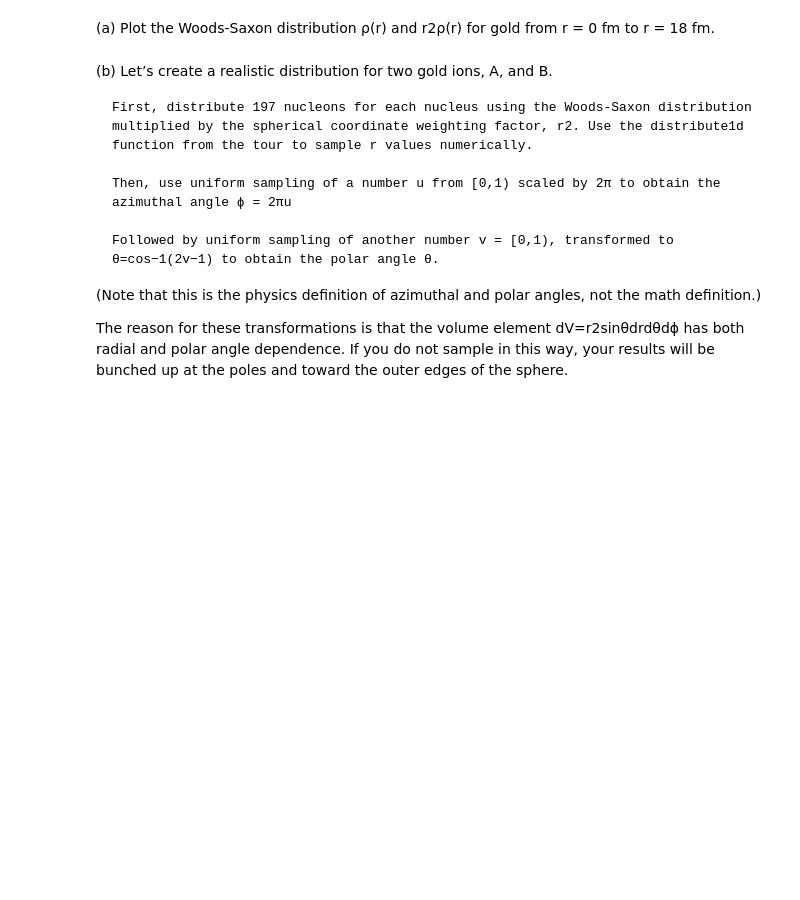
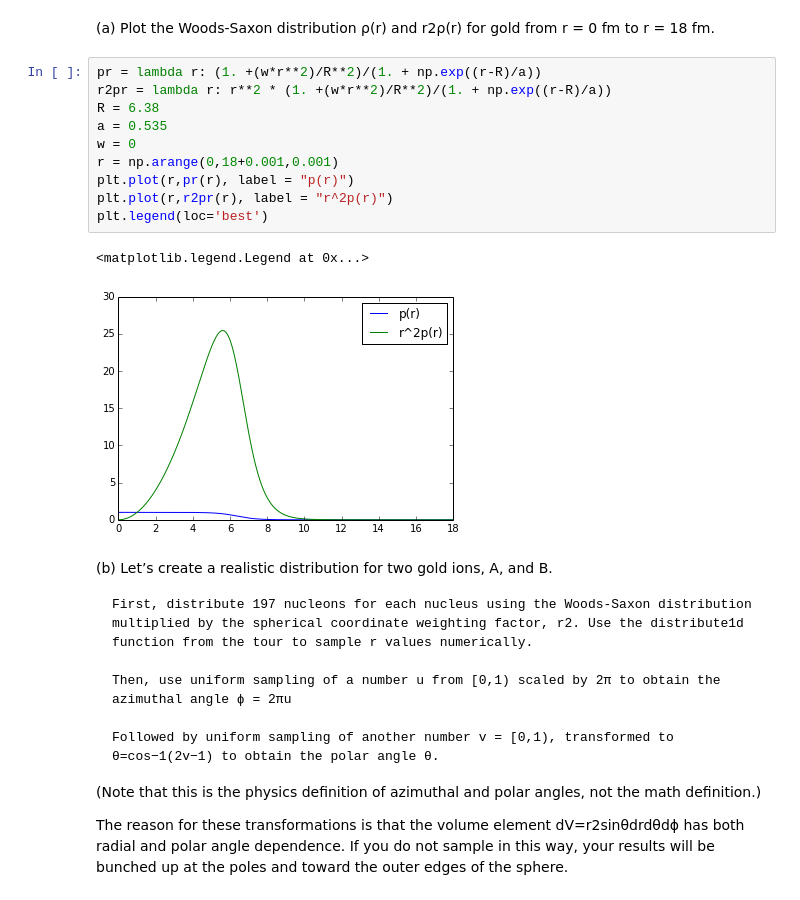
Before and after one commit to jvhargro/PHYS202-S14, a Jupyter notebook: SciPy/RandomAndMCExercises.ipynb, the cells around one changed output. Cells and saved outputs as stored; diff of their text form; blank space fills up the shorter version.

```diff
--- a/SciPy/RandomAndMCExercises.ipynb
+++ b/SciPy/RandomAndMCExercises.ipynb
@@ -40,6 +110,19 @@ b) Run the four statistical tests of randomness (mean, variance, chi-square, K-S
 ### Question 3
 # %% [markdown]
 (a) Plot the Woods-Saxon distribution ρ(r) and r2ρ(r) for gold from r = 0 fm to r = 18 fm.
+# %%
+pr = lambda r: (1. +(w*r**2)/R**2)/(1. + np.exp((r-R)/a))
+r2pr = lambda r: r**2 * (1. +(w*r**2)/R**2)/(1. + np.exp((r-R)/a))
+R = 6.38
+a = 0.535
+w = 0
+r = np.arange(0,18+0.001,0.001)
+plt.plot(r,pr(r), label = "p(r)")
+plt.plot(r,r2pr(r), label = "r^2p(r)")
+plt.legend(loc='best')
+# %% [output]
+<matplotlib.legend.Legend at 0x...>
+[figure, added]
 # %% [markdown]
 (b) Let’s create a realistic distribution for two gold ions, A, and B.
 
```
Also changed, not shown: parts of 7 cells of this notebook.
